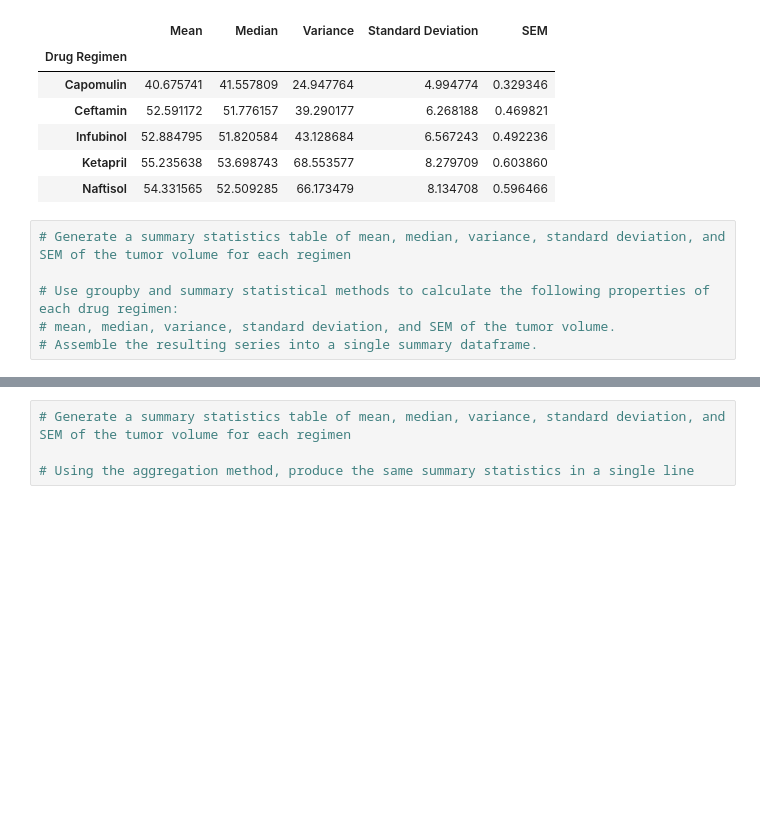
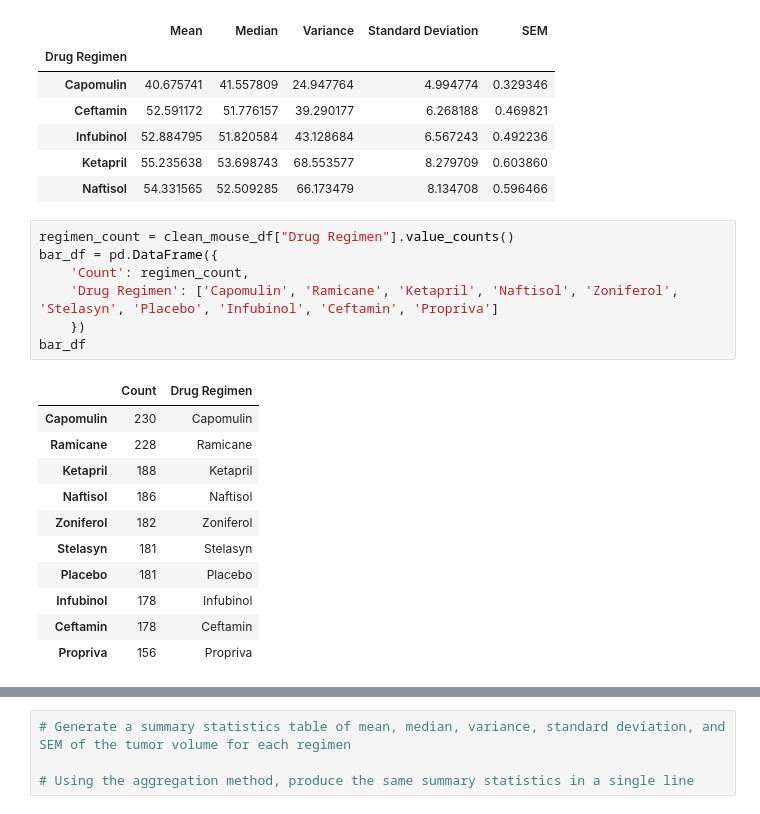
Before and after one commit to Navilongo/Pharmaceutical-Analysis-with-Python, a Jupyter notebook: pymaceuticals.ipynb, the cells around one changed output, grey strips where cells are left out. Drawn from its saved outputs; the diff is of its cells as text; blank space fills up the shorter version.

```diff
--- a/pymaceuticals.ipynb
+++ b/pymaceuticals.ipynb
@@ -111,9 +115,22 @@ summary_stats_regimen.head()
 | Infubinol | 52.884795 | 51.820584 | 43.128684 | 6.567243 | 0.492236 |
 | Ketapril | 55.235638 | 53.698743 | 68.553577 | 8.279709 | 0.603860 |
 | Naftisol | 54.331565 | 52.509285 | 66.173479 | 8.134708 | 0.596466 |
-# %%
-# Generate a summary statistics table of mean, median, variance, standard deviation, and SEM of the tumor volume for each regimen
-
-# Use groupby and summary statistical methods to calculate the following properties of each drug regimen:
-# mean, median, variance, standard deviation, and SEM of the tumor volume.
-# Assemble the resulting series into a single summary dataframe.
+# %%
+regimen_count = clean_mouse_df["Drug Regimen"].value_counts()
+bar_df = pd.DataFrame({
+    'Count': regimen_count,
+    'Drug Regimen': ['Capomulin', 'Ramicane', 'Ketapril', 'Naftisol', 'Zoniferol', 'Stelasyn', 'Placebo', 'Infubinol', 'Ceftamin', 'Propriva']
+    })
+bar_df
+# %% [output]
+|  | Count | Drug Regimen |
+| Capomulin | 230 | Capomulin |
+| Ramicane | 228 | Ramicane |
+| Ketapril | 188 | Ketapril |
+| Naftisol | 186 | Naftisol |
+| Zoniferol | 182 | Zoniferol |
+| Stelasyn | 181 | Stelasyn |
+| Placebo | 181 | Placebo |
+| Infubinol | 178 | Infubinol |
+| Ceftamin | 178 | Ceftamin |
+| Propriva | 156 | Propriva |
```
Also changed, not shown: parts of 2 cells of this notebook.
